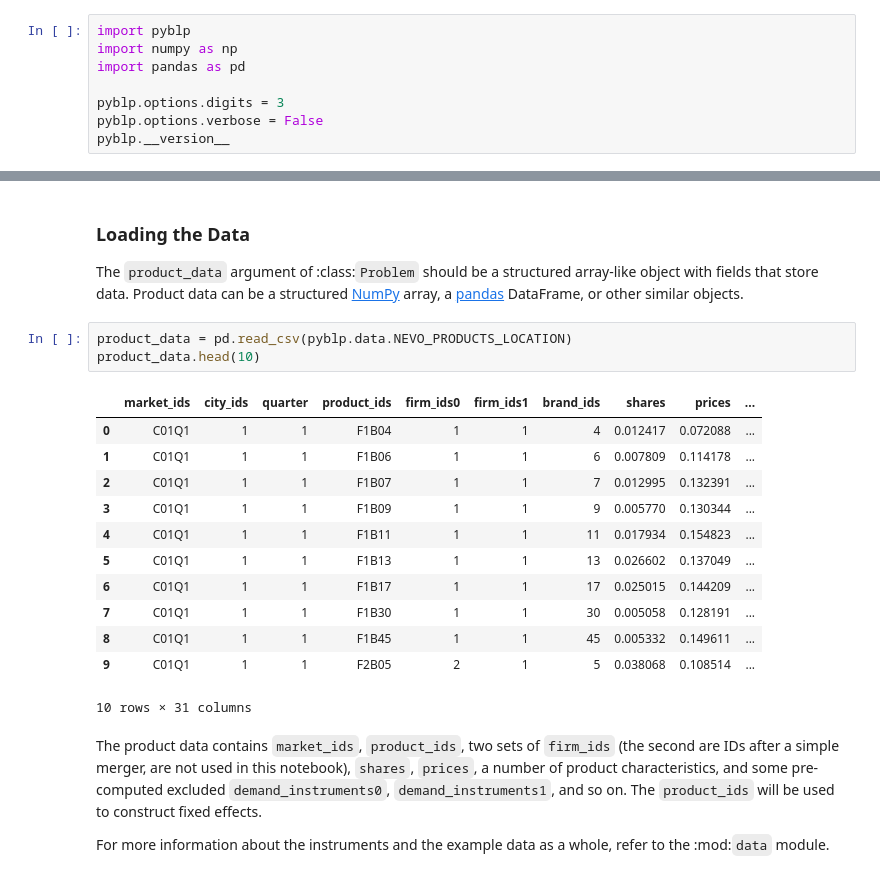
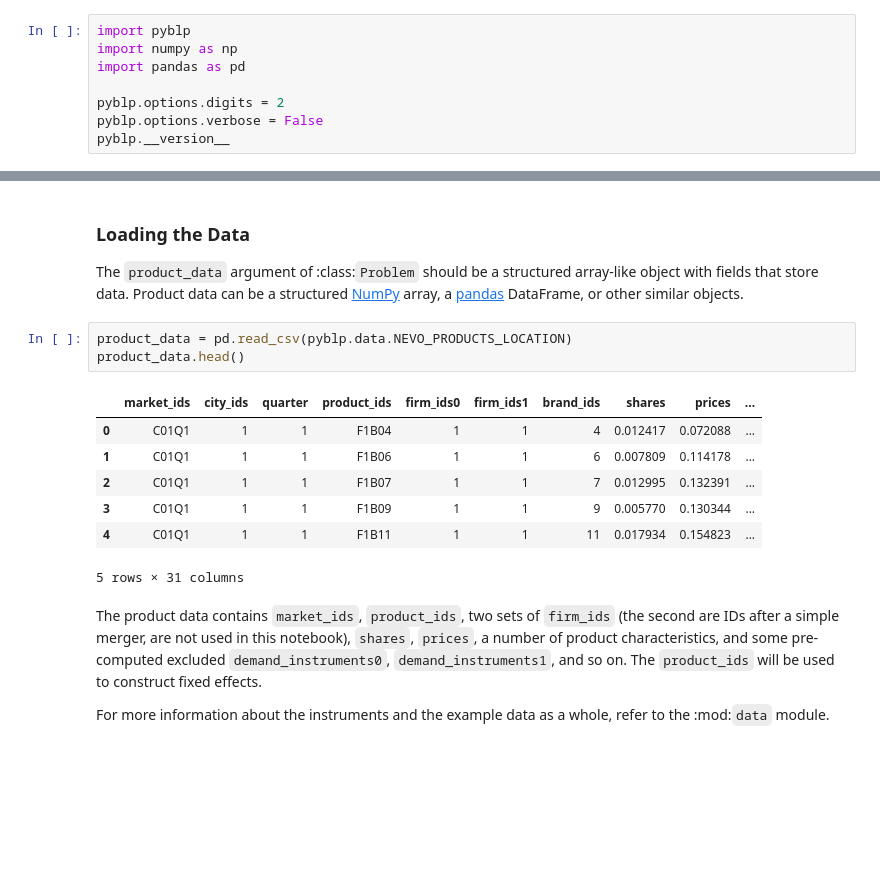
Before and after one commit to jeffgortmaker/pyblp, a Jupyter notebook: docs/notebooks/tutorial/nevo.ipynb, the cells around one changed output, grey strips where cells are left out. Drawn from its saved outputs; the diff is of its cells as text; blank space fills up the shorter version.

```diff
--- a/docs/notebooks/tutorial/nevo.ipynb
+++ b/docs/notebooks/tutorial/nevo.ipynb
@@ -5,7 +5,7 @@ import pyblp
 import numpy as np
 import pandas as pd
 
-pyblp.options.digits = 3
+pyblp.options.digits = 2
 pyblp.options.verbose = False
 pyblp.__version__
 # %% [output]
@@ -99,20 +99,15 @@ As is common with multivariate normal distributions, $\Sigma$ is not estimated d
 The `product_data` argument of :class:`Problem` should be a structured array-like object with fields that store data. Product data can be a structured [NumPy](https://www.numpy.org/) array, a [pandas](https://pandas.pydata.org/) DataFrame, or other similar objects.
 # %%
 product_data = pd.read_csv(pyblp.data.NEVO_PRODUCTS_LOCATION)
-product_data.head(10)
+product_data.head()
 # %% [output]
 |  | market_ids | city_ids | quarter | product_ids | firm_ids0 | firm_ids1 | brand_ids | shares | prices | ... |
 | 0 | C01Q1 | 1 | 1 | F1B04 | 1 | 1 | 4 | 0.012417 | 0.072088 | ... |
 | 1 | C01Q1 | 1 | 1 | F1B06 | 1 | 1 | 6 | 0.007809 | 0.114178 | ... |
 | 2 | C01Q1 | 1 | 1 | F1B07 | 1 | 1 | 7 | 0.012995 | 0.132391 | ... |
 | 3 | C01Q1 | 1 | 1 | F1B09 | 1 | 1 | 9 | 0.005770 | 0.130344 | ... |
 | 4 | C01Q1 | 1 | 1 | F1B11 | 1 | 1 | 11 | 0.017934 | 0.154823 | ... |
-| 5 | C01Q1 | 1 | 1 | F1B13 | 1 | 1 | 13 | 0.026602 | 0.137049 | ... |
-| 6 | C01Q1 | 1 | 1 | F1B17 | 1 | 1 | 17 | 0.025015 | 0.144209 | ... |
-| 7 | C01Q1 | 1 | 1 | F1B30 | 1 | 1 | 30 | 0.005058 | 0.128191 | ... |
-| 8 | C01Q1 | 1 | 1 | F1B45 | 1 | 1 | 45 | 0.005332 | 0.149611 | ... |
-| 9 | C01Q1 | 1 | 1 | F2B05 | 2 | 1 | 5 | 0.038068 | 0.108514 | ... |
-10 rows × 31 columns
+5 rows × 31 columns
 # %% [markdown]
 The product data contains `market_ids`, `product_ids`, two sets of `firm_ids` (the second are IDs after a simple merger, are not used in this notebook), `shares`, `prices`, a number of product characteristics, and some pre-computed excluded `demand_instruments0`, `demand_instruments1`, and so on. The `product_ids` will be used to construct fixed effects.
 
```
Also changed, not shown: parts of 8 cells of this notebook, 17 other files.
